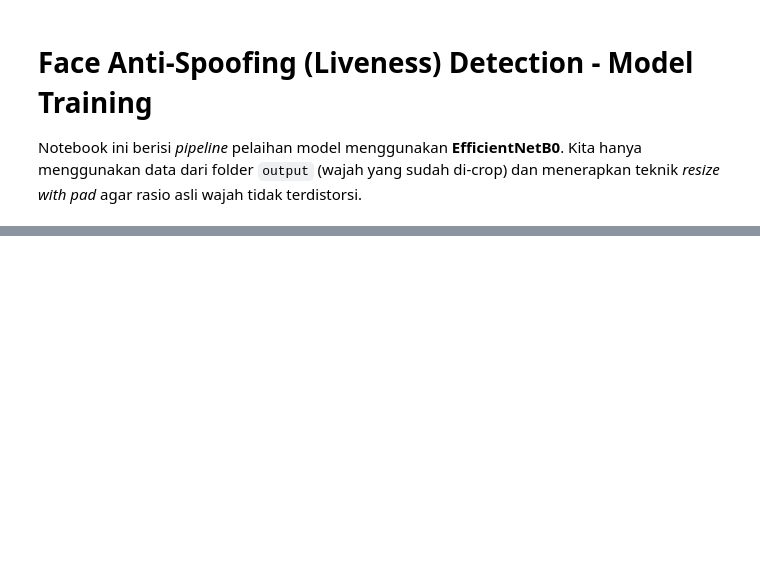
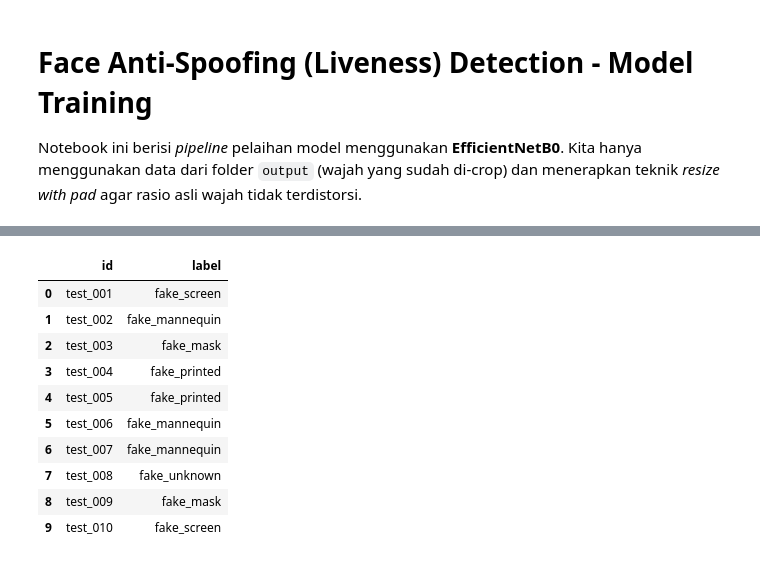
Before and after one commit to hafizanw/face-recognition-detection, a Jupyter notebook: Notebook/model.ipynb, the cells around one changed output, grey strips where cells are left out. Cells and saved outputs as stored; diff of their text form; code cells hidden in the pictures; blank space fills up the shorter version.

```diff
--- a/Notebook/model.ipynb
+++ b/Notebook/model.ipynb
@@ -30,0 +488,8 @@ Using device: cuda
+# %%
+def preprocess_for_inference(img_path):
+    img = tf.io.read_file(img_path)
+    img = tf.image.decode_image(img, channels=3, expand_animations=False)
+    img = tf.image.resize_with_pad(img, IMG_SIZE, IMG_SIZE)
+    img = tf.cast(img, tf.float32)
+    input_tensor = tf.expand_dims(img, axis=0)
+    return input_tensor
@@ -30,0 +499,60 @@ Using device: cuda
+# %%
+try:
+    df_sub = pd.read_csv(SAMPLE_SUBMISSION_PATH)
+except Exception as e:
+    print(f"Error membaca {SAMPLE_SUBMISSION_PATH}: {e}")
+    df_sub = pd.DataFrame()
+
+predictions = []
+print("\nMemulai proses prediksi ENSEMBLE satu per satu...")
+
+if not df_sub.empty and len(ensemble_models) > 0:
+    for index, row in df_sub.iterrows():
+        img_id = row['id']
+        search_pattern = os.path.join(TEST_DIR, f"{img_id}.*")
+        found_files = glob.glob(search_pattern)
+
+        if len(found_files) == 0:
+            predictions.append("unknown")
+            continue
+
+        img_path = found_files[0]
+
+        try:
+            input_tensor = preprocess_for_inference(img_path)
+
+            # --- PROSES ENSEMBLE MULAI DI SINI ---
+            all_model_probs = []
+
+            # Minta kelima model menebak
+            for model in ensemble_models:
+                prob = model.predict(input_tensor, verbose=0)
+                all_model_probs.append(prob[0]) # prob[0] karena bentuknya array 2D
+
+            # Rata-ratakan hasil probabilitas dari semua model (Soft Voting)
+            # Misalnya model 1 yakin 90%, model 2 yakin 80%, dsb.
+            avg_probs = np.mean(all_model_probs, axis=0)
+
+            # Ambil index probabilitas tertinggi dari nilai rata-rata
+            pred_class_idx = np.argmax(avg_probs)
+            pred_label = classes[pred_class_idx]
+
+            predictions.append(pred_label)
+            # ------------------------------------
+
+        except Exception as e:
+            print(f"[Error] Gagal memproses {img_id}: {e}")
+            predictions.append("error")
+
+    # Simpan hasil
+    df_sub['label'] = predictions
+    df_sub.to_csv(OUTPUT_SUBMISSION_PATH, index=False)
+
+    print("\n" + "="*50)
+    print("✨ INFERENCE ENSEMBLE SELESAI ✨")
+    print(f"File hasil disimpan sebagai: {OUTPUT_SUBMISSION_PATH}")
+    print("="*50)
+    display(df_sub.head(10))
+else:
+    print("Prediksi dibatalkan karena data kosong atau model tidak ada.")
+# %% [output]
@@ -30,0 +567,11 @@ Using device: cuda
+|  | id | label |
+| 0 | test_001 | fake_screen |
+| 1 | test_002 | fake_mannequin |
+| 2 | test_003 | fake_mask |
+| 3 | test_004 | fake_printed |
+| 4 | test_005 | fake_printed |
+| 5 | test_006 | fake_mannequin |
+| 6 | test_007 | fake_mannequin |
+| 7 | test_008 | fake_unknown |
+| 8 | test_009 | fake_mask |
+| 9 | test_010 | fake_screen |
```
Also changed, not shown: parts of 28 cells of this notebook.
